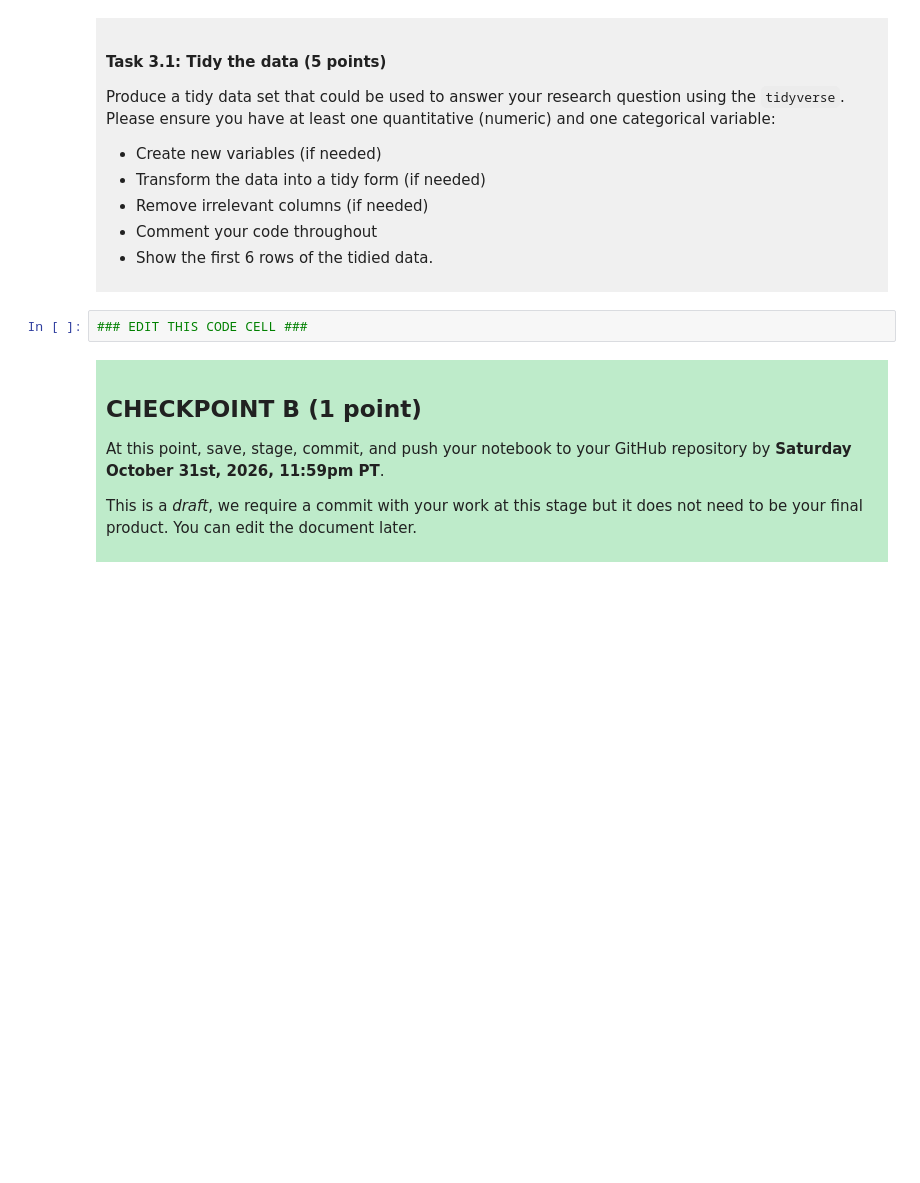
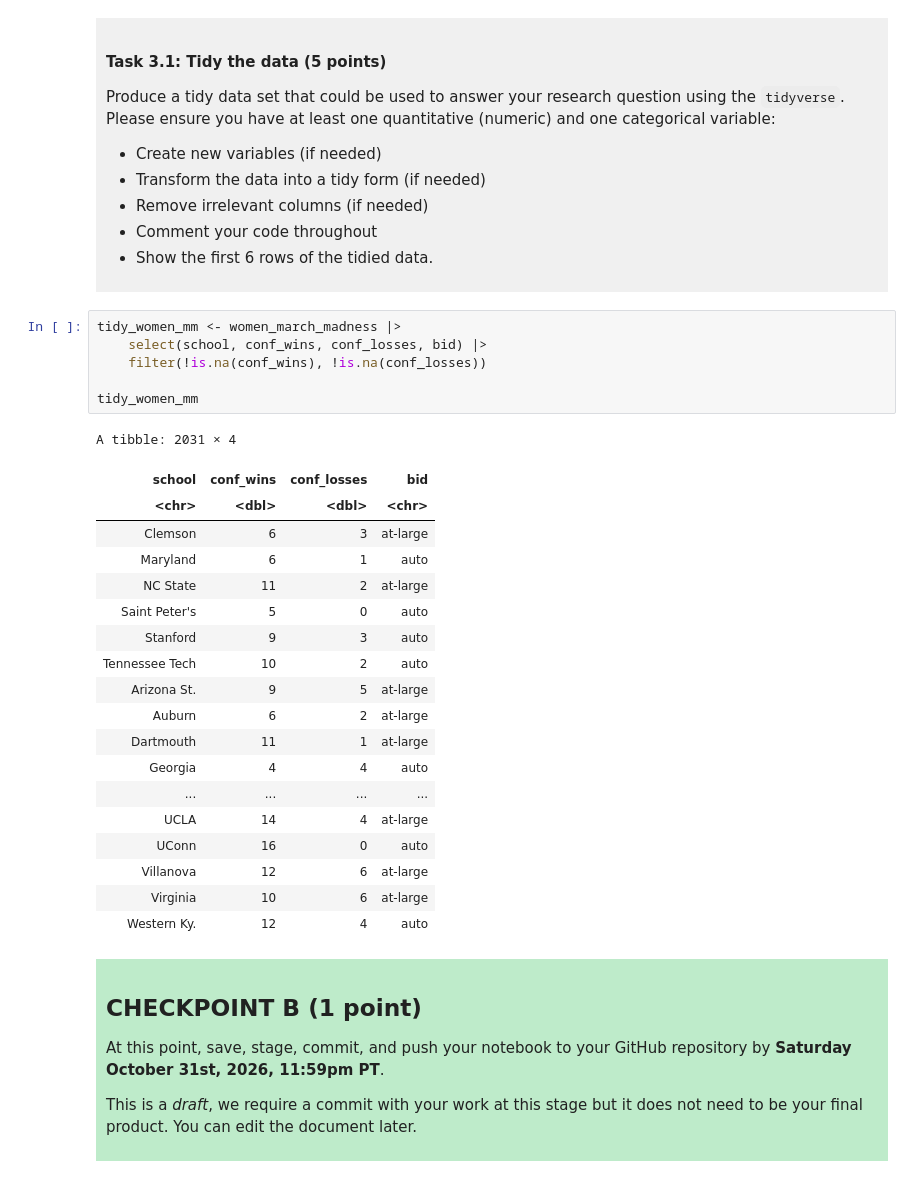
Before and after one commit to jqinggggg/dsci-100-project-junqing-ma, a Jupyter notebook: dsci-100-project-notebook.ipynb, the cells around one changed output. Drawn from its saved outputs; the diff is of its cells as text; blank space fills up the shorter version.

```diff
--- a/dsci-100-project-notebook.ipynb
+++ b/dsci-100-project-notebook.ipynb
@@ -189,7 +222,31 @@ Produce a tidy data set that could be used to answer your research question usin
 
 </div>
 # %%
-### EDIT THIS CODE CELL ###
+tidy_women_mm <- women_march_madness |>
+    select(school, conf_wins, conf_losses, bid) |>
+    filter(!is.na(conf_wins), !is.na(conf_losses))
+
+tidy_women_mm
+# %% [output]
+A tibble: 2031 × 4
+| school | conf_wins | conf_losses | bid |
+| <chr> | <dbl> | <dbl> | <chr> |
+| Clemson | 6 | 3 | at-large |
+| Maryland | 6 | 1 | auto |
+| NC State | 11 | 2 | at-large |
+| Saint Peter's | 5 | 0 | auto |
+| Stanford | 9 | 3 | auto |
+| Tennessee Tech | 10 | 2 | auto |
+| Arizona St. | 9 | 5 | at-large |
+| Auburn | 6 | 2 | at-large |
+| Dartmouth | 11 | 1 | at-large |
+| Georgia | 4 | 4 | auto |
+| ... | ... | ... | ... |
+| UCLA | 14 | 4 | at-large |
+| UConn | 16 | 0 | auto |
+| Villanova | 12 | 6 | at-large |
+| Virginia | 10 | 6 | at-large |
+| Western Ky. | 12 | 4 | auto |
 # %% [markdown]
 <div style="background-color: #beebca; padding: 10px;">
 
```
Also changed, not shown: parts of 4 cells of this notebook.
